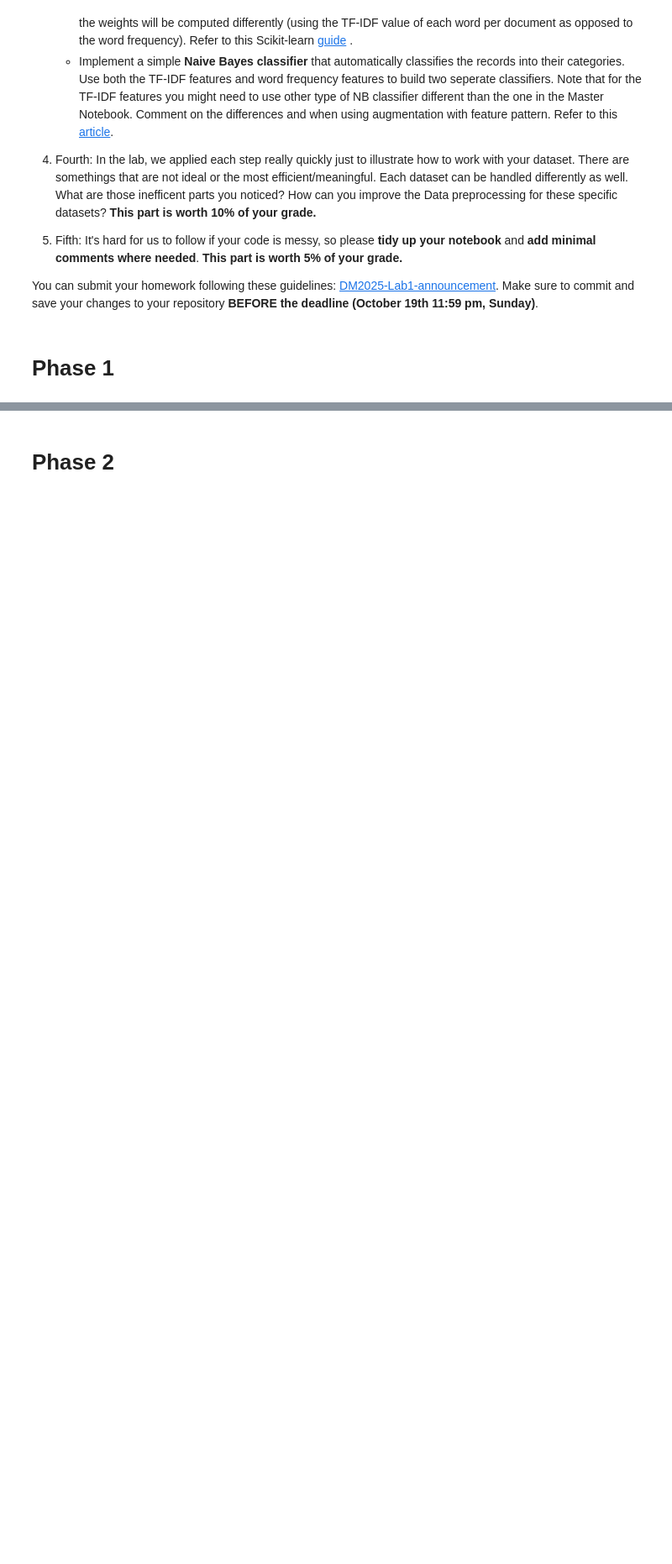
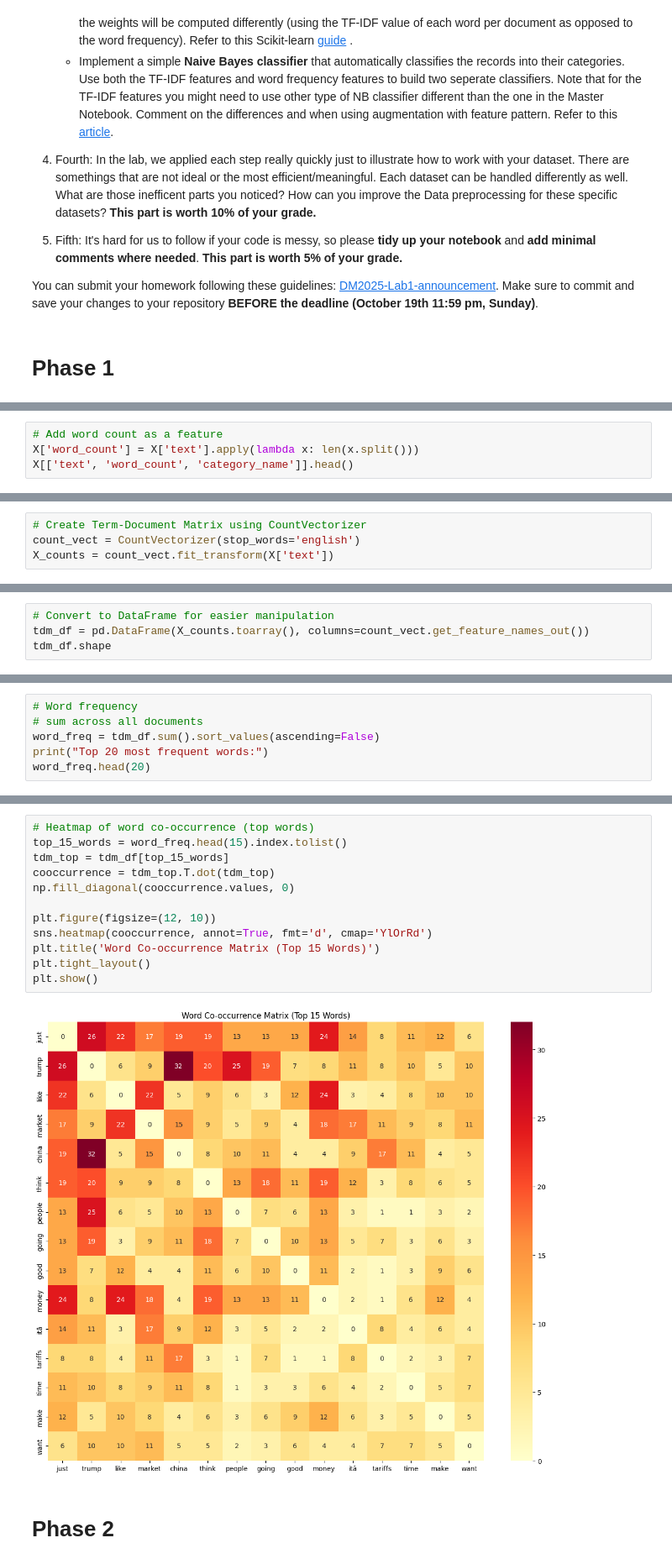
Before and after one commit to elakop/DM2025-Lab1-Exercise, a Jupyter notebook: DM2025-Lab1-Homework.ipynb, the cells around one changed output, grey strips where cells are left out. Shown at 84% size. Cells and saved outputs as stored; diff of their text form; blank space fills up the shorter version.

```diff
--- a/DM2025-Lab1-Homework.ipynb
+++ b/DM2025-Lab1-Homework.ipynb
@@ -62,0 +318,4 @@ You can submit your homework following these guidelines: [DM2025-Lab1-announceme
+# %%
+# Add word count as a feature
+X['word_count'] = X['text'].apply(lambda x: len(x.split()))
+X[['text', 'word_count', 'category_name']].head()
@@ -62,0 +331,4 @@ You can submit your homework following these guidelines: [DM2025-Lab1-announceme
+# %%
+# Create Term-Document Matrix using CountVectorizer
+count_vect = CountVectorizer(stop_words='english')
+X_counts = count_vect.fit_transform(X['text'])
@@ -62,0 +354,4 @@ You can submit your homework following these guidelines: [DM2025-Lab1-announceme
+# %%
+# Convert to DataFrame for easier manipulation
+tdm_df = pd.DataFrame(X_counts.toarray(), columns=count_vect.get_feature_names_out())
+tdm_df.shape
@@ -62,0 +370,6 @@ You can submit your homework following these guidelines: [DM2025-Lab1-announceme
+# %%
+# Word frequency
+# sum across all documents
+word_freq = tdm_df.sum().sort_values(ascending=False)
+print("Top 20 most frequent words:")
+word_freq.head(20)
@@ -63,2 +419,16 @@ You can submit your homework following these guidelines: [DM2025-Lab1-announceme
+# %%
+# Heatmap of word co-occurrence (top words)
+top_15_words = word_freq.head(15).index.tolist()
+tdm_top = tdm_df[top_15_words]
+cooccurrence = tdm_top.T.dot(tdm_top)
+np.fill_diagonal(cooccurrence.values, 0)
+
+plt.figure(figsize=(12, 10))
+sns.heatmap(cooccurrence, annot=True, fmt='d', cmap='YlOrRd')
+plt.title('Word Co-occurrence Matrix (Top 15 Words)')
+plt.tight_layout()
+plt.show()
+# %% [output]
+[figure, added]
 # %% [markdown]
 # Phase 2
```
Also changed, not shown: parts of 83 cells of this notebook.
